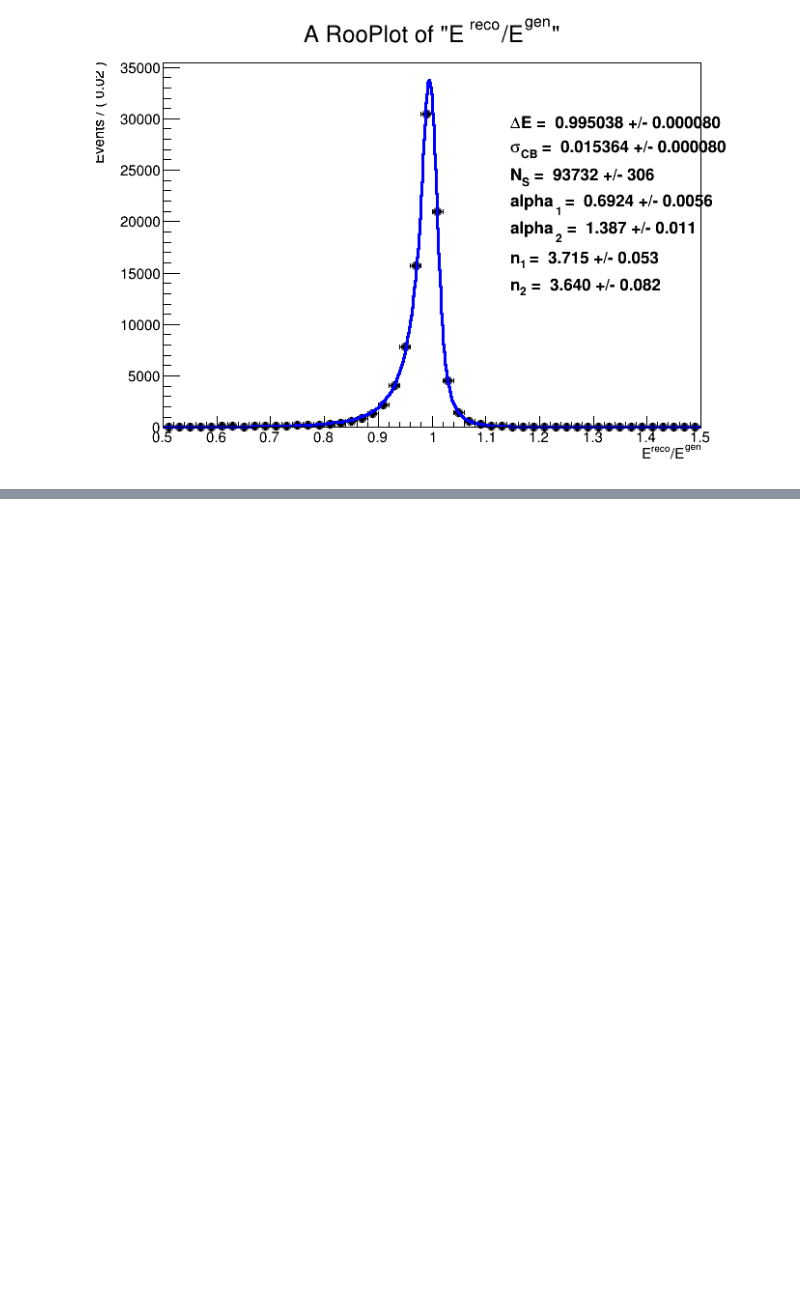
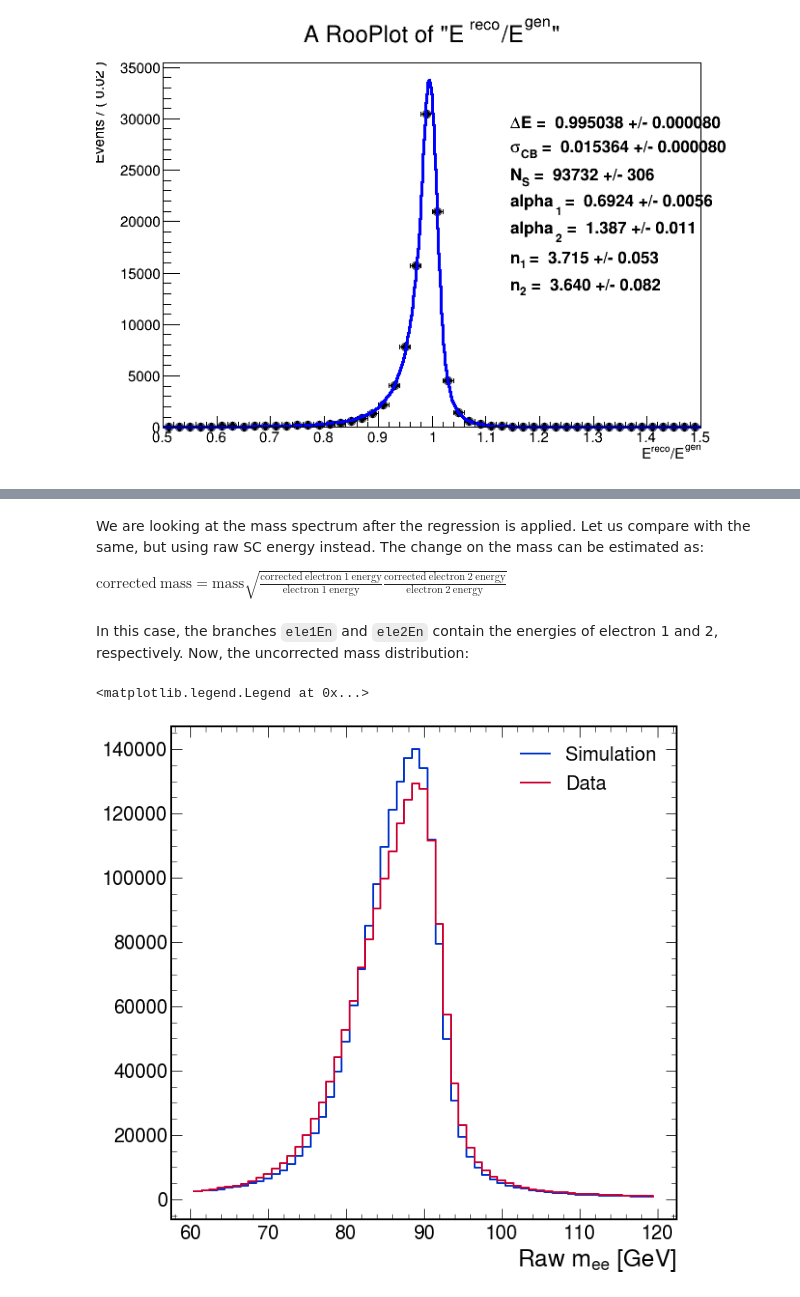
Before and after one commit to afiqaize/CMSPODAS23, a Jupyter notebook: reco_and_energy_corr/exercise-3.ipynb, the cells around one changed output, grey strips where cells are left out. Saved outputs shown, nothing was run; the diff lists cells and outputs as text; code cells hidden in the pictures; blank space fills up the shorter version.

```diff
--- a/reco_and_energy_corr/exercise-3.ipynb
+++ b/reco_and_energy_corr/exercise-3.ipynb
@@ -162,0 +195,20 @@ Having a more accurate/precise energy estimate for electrons is cool, but is any
+# %% [markdown]
+We are looking at the mass spectrum after the regression is applied. Let us compare with the same, but using raw SC energy instead. The change on the mass can be estimated as:
+
+$\mathrm{corrected~mass} = \mathrm{mass} \sqrt{\frac{\mathrm{corrected~electron~1~energy}}{\mathrm{electron~1~energy}} \frac{\mathrm{corrected~electron~2~energy}}{\mathrm{electron~2~energy}}}$
+# %% [markdown]
+In this case, the branches `ele1En` and `ele2En` contain the energies of electron 1 and 2, respectively. Now, the uncorrected mass distribution:
+# %%
+ecorrect = 'SCRawEn'
+h_rawmee_sim = makeHist(tree = simtree, nbin = 60, xmin = 60, xmax = 120, variable = f'mass * sqrt((ele1{ecorrect} / ele1En) * (ele2{ecorrect} / ele2En))', cut = eecut)
+h_rawmee_dat = makeHist(tree = dattree, nbin = 60, xmin = 60, xmax = 120, variable = f'mass * sqrt((ele1{ecorrect} / ele1En) * (ele2{ecorrect} / ele2En))', cut = eecut)
+h_rawmee_sim.normalize_to(h_rawmee_dat)
+# %%
+fig, ax = plt.subplots()
+ax.set_xlabel(r'Raw $\mathrm{m}_{\mathrm{ee}}$ [GeV]')
+ax.step(h_rawmee_sim.axis().centers(), h_rawmee_sim.counts(), '#0033cc', where = 'post', linewidth = 2, label = 'Simulation')
+ax.step(h_rawmee_dat.axis().centers(), h_rawmee_dat.counts(), '#cc0033', where = 'post', linewidth = 2, label = 'Data')
+ax.legend()
+# %% [output]
+<matplotlib.legend.Legend at 0x...>
+[figure, added]
```
Also changed, not shown: parts of 15 cells of this notebook.
